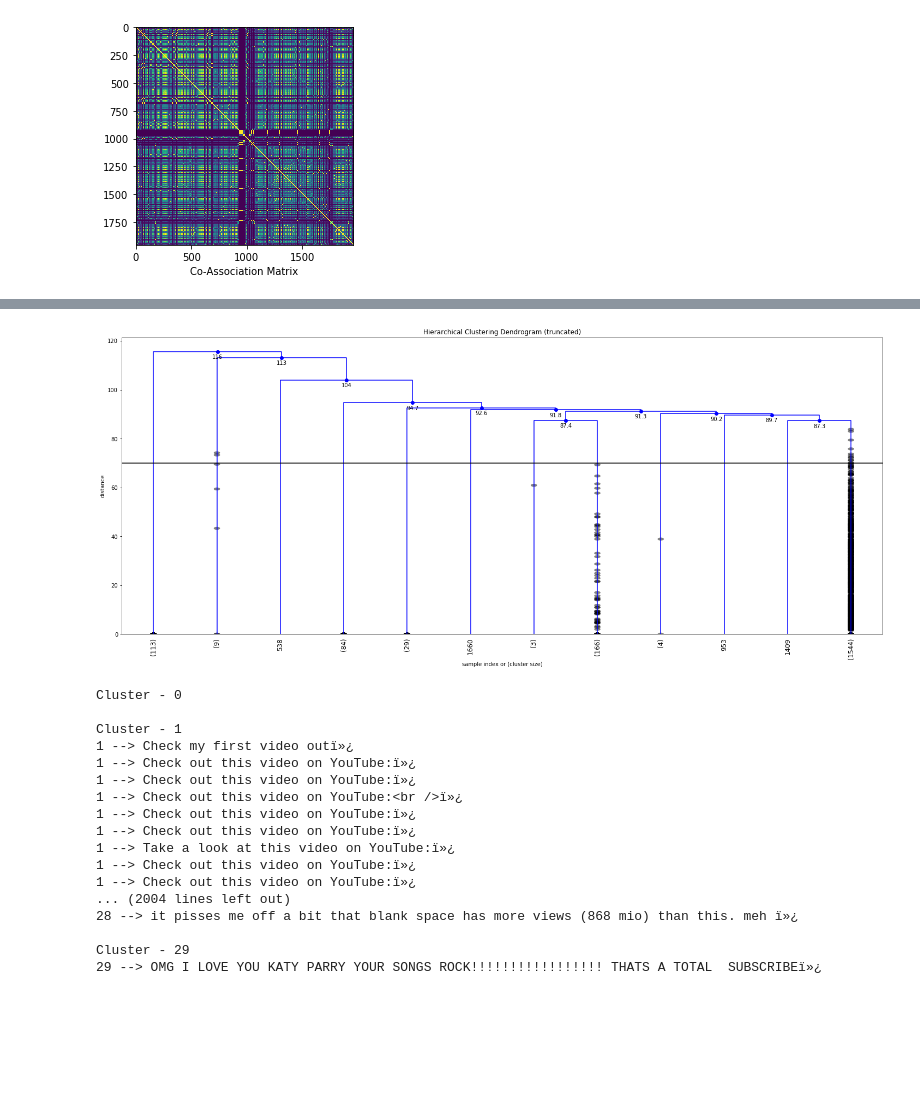
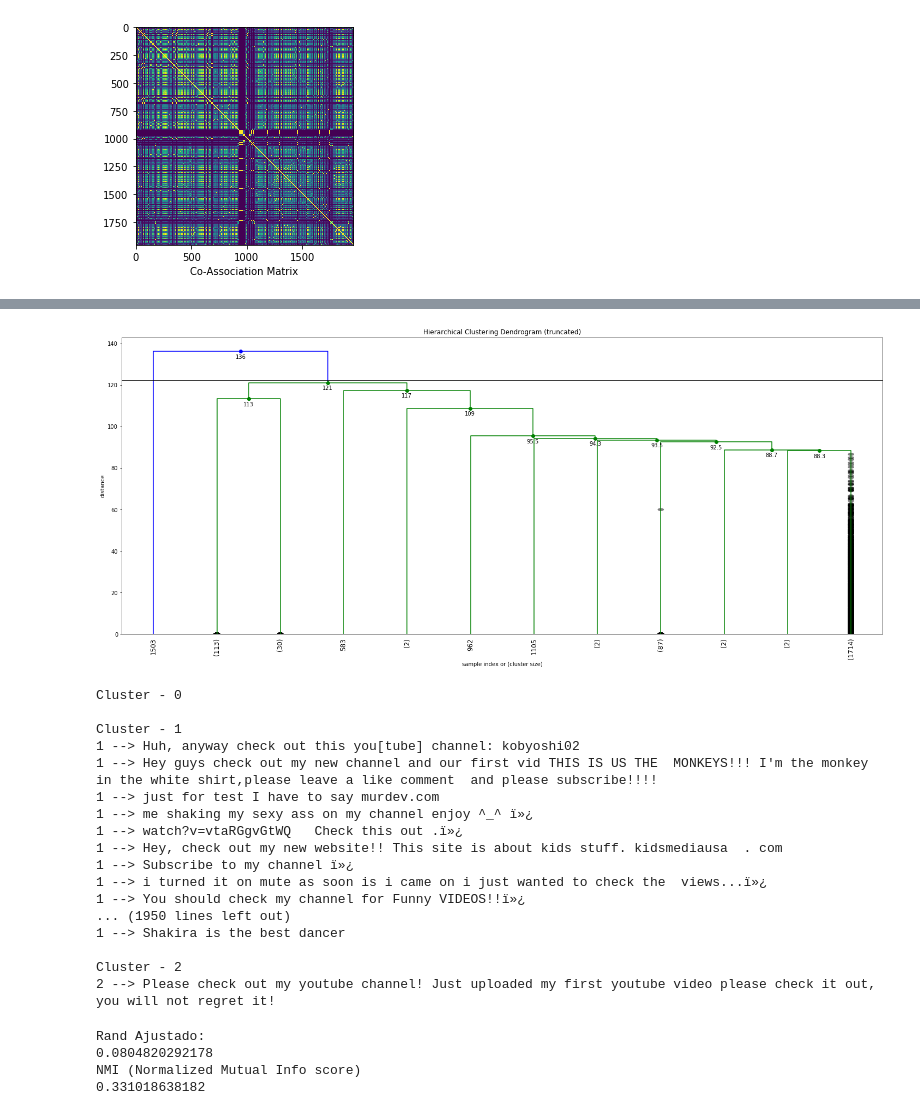
Before and after one commit to alexandressh/clustering, a Jupyter notebook: trabalho_3/trabalho_youtube.ipynb, the cells around one changed output, grey strips where cells are left out. Drawn from its saved outputs; the diff is of its cells as text; code cells hidden in the pictures; blank space fills up the shorter version.

```diff
--- a/trabalho_3/trabalho_youtube.ipynb
+++ b/trabalho_3/trabalho_youtube.ipynb
@@ -100,18 +100,3 @@ Name k_means_youtube_70_13:
 - Done fit in 16.987s
 - Done voting in 4.433s
 [figure]
-# %%
-from sklearn.cluster import AgglomerativeClustering
-
-ward_max_clusters = 13
-
-ward = AgglomerativeClustering(n_clusters=ward_max_clusters, linkage='ward')
-ward.fit(co_association)
-labels = ward.labels_
-
-for i in range(0, ward_max_clusters):
-    print("Cluster - %d" % (i))
-    for index, original in enumerate(corpusOriginal):
-        if labels[index] == i:
-            print("%d --> %s" % (i, original))
-    print()
@@ -136,52 +103,55 @@ Cluster - 0
 # %%
 from scipy.cluster.hierarchy import dendrogram, linkage, fcluster
+import matplotlib.pyplot as plt
+import pickle
 
 # calculate full dendrogram
 # https://joernhees.de/blog/2015/08/26/scipy-hierarchical-clustering-and-dendrogram-tutorial/
-max_d = 70
+max_d = 122
+# co_association = pickle.load(open("co_association-youtube.p", "rb"))
 Z = linkage(co_association, 'single', metric="cityblock")
 
 plt.figure(figsize=(25, 10))
 plt.title('Dendrogram - SL over Co-Association Matrix')
 plt.ylabel('Distance')
 fancy_dendrogram(
     Z,
     max_d=max_d,
     truncate_mode='lastp',  # show only the last p merged clusters
     p=12,  # show only the last p merged clusters
     leaf_rotation=90.,  # rotates the x axis labels
     leaf_font_size=12., # font size for the x axis abels,
     show_contracted=True  # to get a distribution impression in truncated branches
 )
 plt.show()
 
 clusters = fcluster(Z, max_d, criterion='distance')
 clusters_labels = max(clusters) + 1
 for i in range(0, clusters_labels):
     print("Cluster - %d" % (i))
     for index, original in enumerate(corpusOriginal):
         if clusters[index] == i:
             print("%d --> %s" % (i, original))
     print()
 # %% [output]
-[figure, old version]
+[figure, new version]
 Cluster - 0
 
 Cluster - 1
-1 --> Check my first video outï»¿
-1 --> Check out this video on YouTube:ï»¿
-1 --> Check out this video on YouTube:ï»¿
-1 --> Check out this video on YouTube:<br />ï»¿
-1 --> Check out this video on YouTube:ï»¿
-1 --> Check out this video on YouTube:ï»¿
-1 --> Take a look at this video on YouTube:ï»¿
-1 --> Check out this video on YouTube:ï»¿
-1 --> Check out this video on YouTube:ï»¿
-... (2004 lines left out)
-28 --> it pisses me off a bit that blank space has more views (868 mio) than this. meh ï»¿
+1 --> Huh, anyway check out this you[tube] channel: kobyoshi02
+1 --> Hey guys check out my new channel and our first vid THIS IS US THE  MONKEYS!!! I'm the monkey in the white shirt,please leave a like comment  and please subscribe!!!!
+1 --> just for test I have to say murdev.com
+1 --> me shaking my sexy ass on my channel enjoy ^_^ ï»¿
+1 --> watch?v=vtaRGgvGtWQ   Check this out .ï»¿
+1 --> Hey, check out my new website!! This site is about kids stuff. kidsmediausa  . com
+1 --> Subscribe to my channel ï»¿
+1 --> i turned it on mute as soon is i came on i just wanted to check the  views...ï»¿
+1 --> You should check my channel for Funny VIDEOS!!ï»¿
+... (1950 lines left out)
+1 --> Shakira is the best dancer
 
-Cluster - 29
-29 --> OMG I LOVE YOU KATY PARRY YOUR SONGS ROCK!!!!!!!!!!!!!!!!! THATS A TOTAL  SUBSCRIBEï»¿
+Cluster - 2
+2 --> Please check out my youtube channel! Just uploaded my first youtube video please check it out, you will not regret it!
 # %%
 def fancy_dendrogram(*args, **kwargs):
     max_d = kwargs.pop('max_d', None)
@@ -206,3 +176,34 @@ def fancy_dendrogram(*args, **kwargs):
         if max_d:
             plt.axhline(y=max_d, c='k')
     return ddata
+# %%
+from sklearn.cluster import KMeans, MiniBatchKMeans
+from scipy.cluster.hierarchy import dendrogram, linkage, fcluster
+import matplotlib.pyplot as plt
+import pickle
+from sklearn import metrics
+from sklearn.metrics.cluster import normalized_mutual_info_score
+
+# calculate full dendrogram
+# https://joernhees.de/blog/2015/08/26/scipy-hierarchical-clustering-and-dendrogram-tutorial/
+max_d = 121
+co_association = pickle.load(open("co_association-youtube.p", "rb"))
+
+Z = linkage(co_association, 'single', metric="cityblock")
+clusters = fcluster(Z, max_d, criterion='distance')
+
+
+km = KMeans(n_clusters=18, init='k-means++', max_iter=1000, verbose=False)
+km.fit(vectorized.toarray())
+labels = km.labels_
+
+
+print('Rand Ajustado: ')
+print(metrics.adjusted_rand_score(labels, clusters))
+print('NMI (Normalized Mutual Info score)')
+print(normalized_mutual_info_score(labels, clusters))
+# %% [output]
+Rand Ajustado:
+0.0804820292178
+NMI (Normalized Mutual Info score)
+0.331018638182
```
Also changed, not shown: parts of 1 cell of this notebook.
